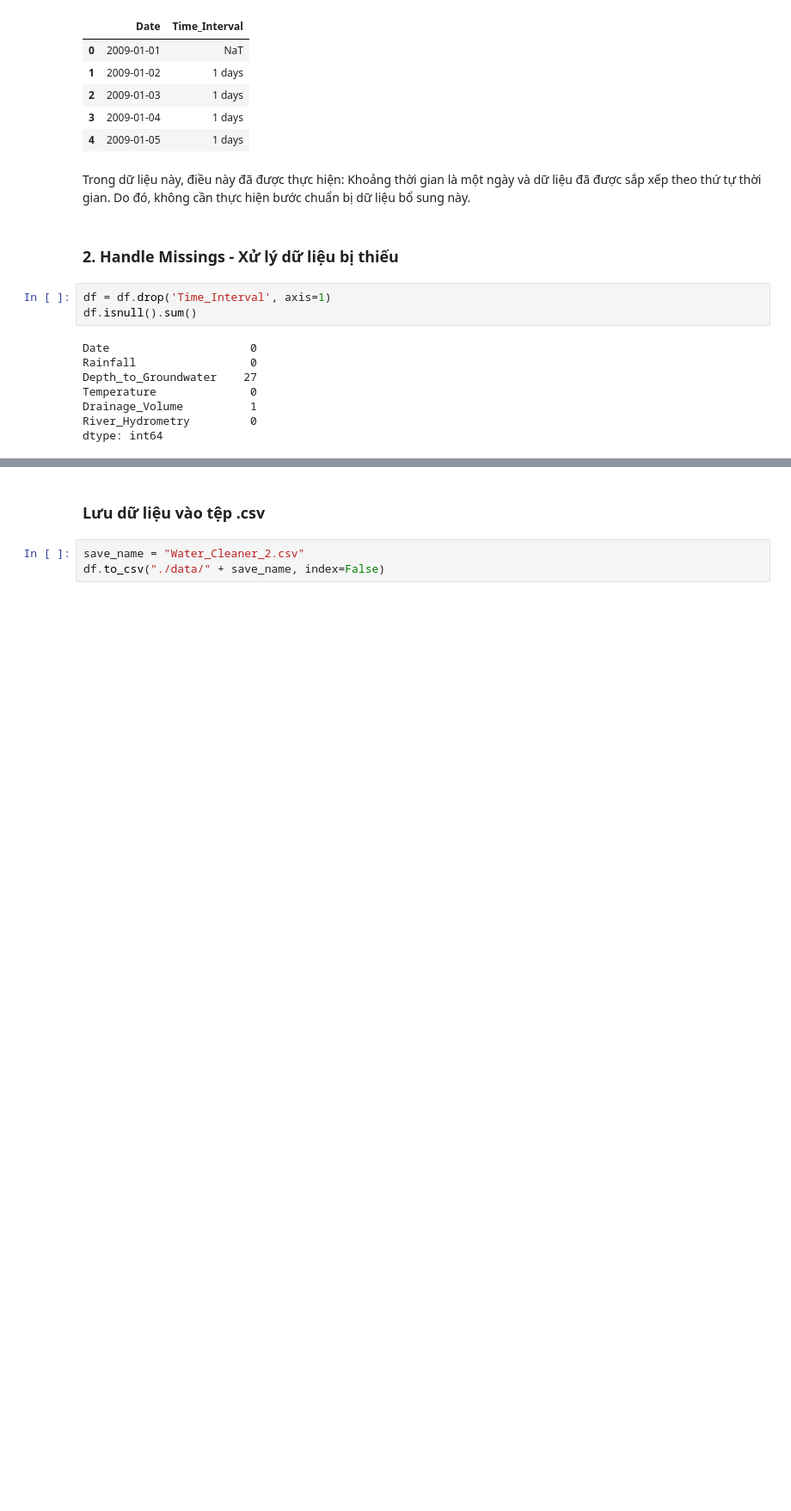
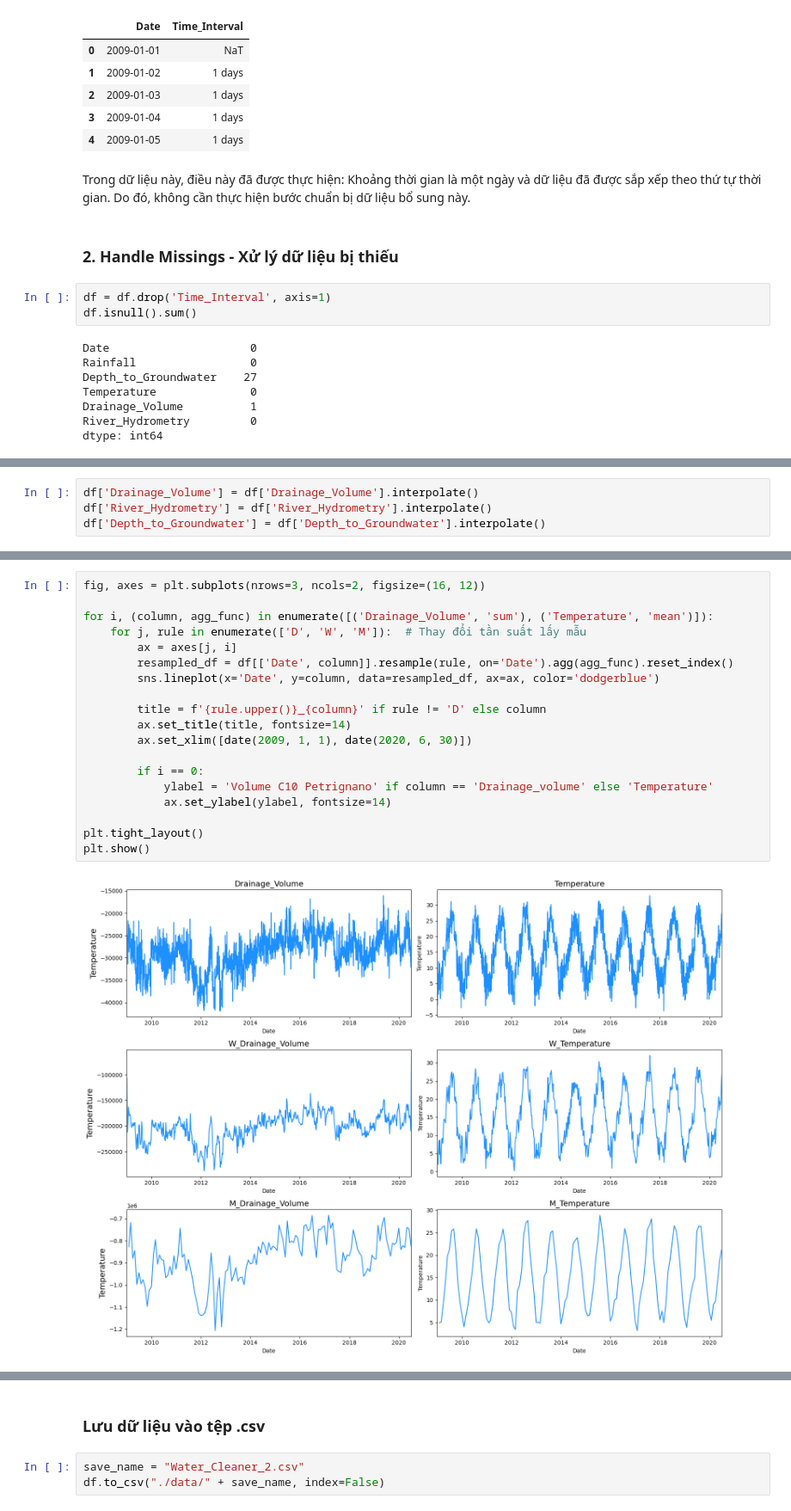
Before and after one commit to GenNyu/Lab-2---DV, a Jupyter notebook: 2.1_Preprocessing.ipynb, the cells around one changed output, grey strips where cells are left out. Shown at 86% size. Saved outputs shown, nothing was run; the diff lists cells and outputs as text; blank space fills up the shorter version.

```diff
--- a/2.1_Preprocessing.ipynb
+++ b/2.1_Preprocessing.ipynb
@@ -107,0 +201,4 @@ plt.show()
+# %%
+df['Drainage_Volume'] = df['Drainage_Volume'].interpolate()
+df['River_Hydrometry'] = df['River_Hydrometry'].interpolate()
+df['Depth_to_Groundwater'] = df['Depth_to_Groundwater'].interpolate()
@@ -107,0 +251,21 @@ plt.show()
+# %%
+fig, axes = plt.subplots(nrows=3, ncols=2, figsize=(16, 12))
+
+for i, (column, agg_func) in enumerate([('Drainage_Volume', 'sum'), ('Temperature', 'mean')]):
+    for j, rule in enumerate(['D', 'W', 'M']):  # Thay đổi tần suất lấy mẫu
+        ax = axes[j, i]
+        resampled_df = df[['Date', column]].resample(rule, on='Date').agg(agg_func).reset_index()
+        sns.lineplot(x='Date', y=column, data=resampled_df, ax=ax, color='dodgerblue')
+
+        title = f'{rule.upper()}_{column}' if rule != 'D' else column
+        ax.set_title(title, fontsize=14)
+        ax.set_xlim([date(2009, 1, 1), date(2020, 6, 30)])
+
+        if i == 0:
+            ylabel = 'Volume C10 Petrignano' if column == 'Drainage_volume' else 'Temperature'
+            ax.set_ylabel(ylabel, fontsize=14)
+
+plt.tight_layout()
+plt.show()
+# %% [output]
+[figure, added]
```
Also changed, not shown: parts of 52 cells of this notebook, 1 other file.
